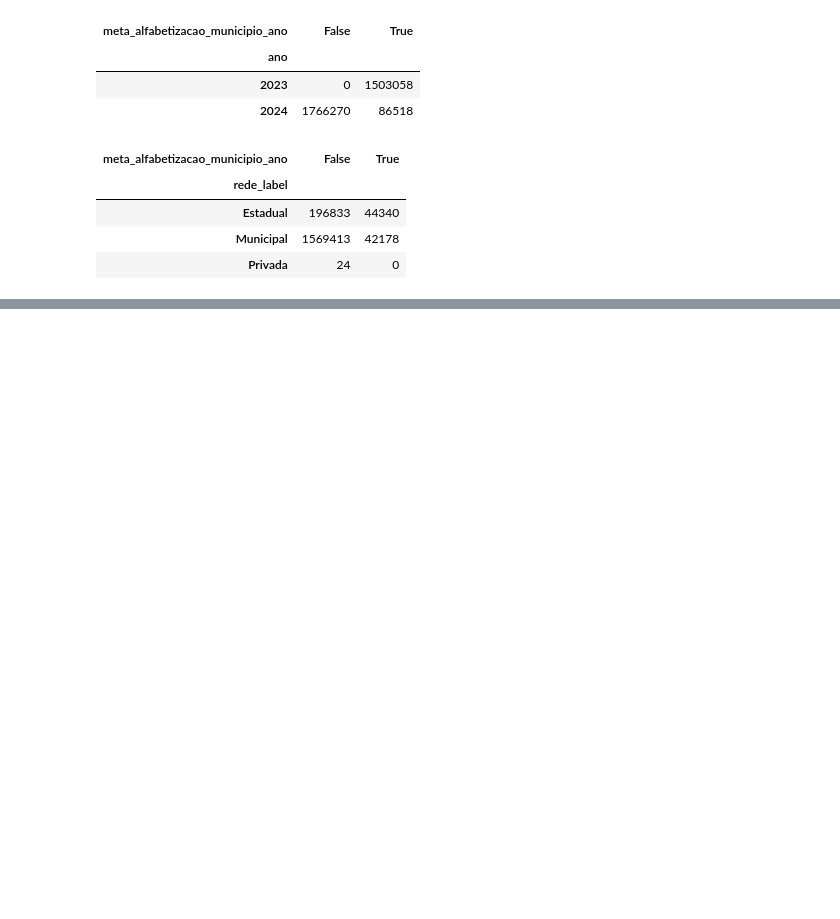
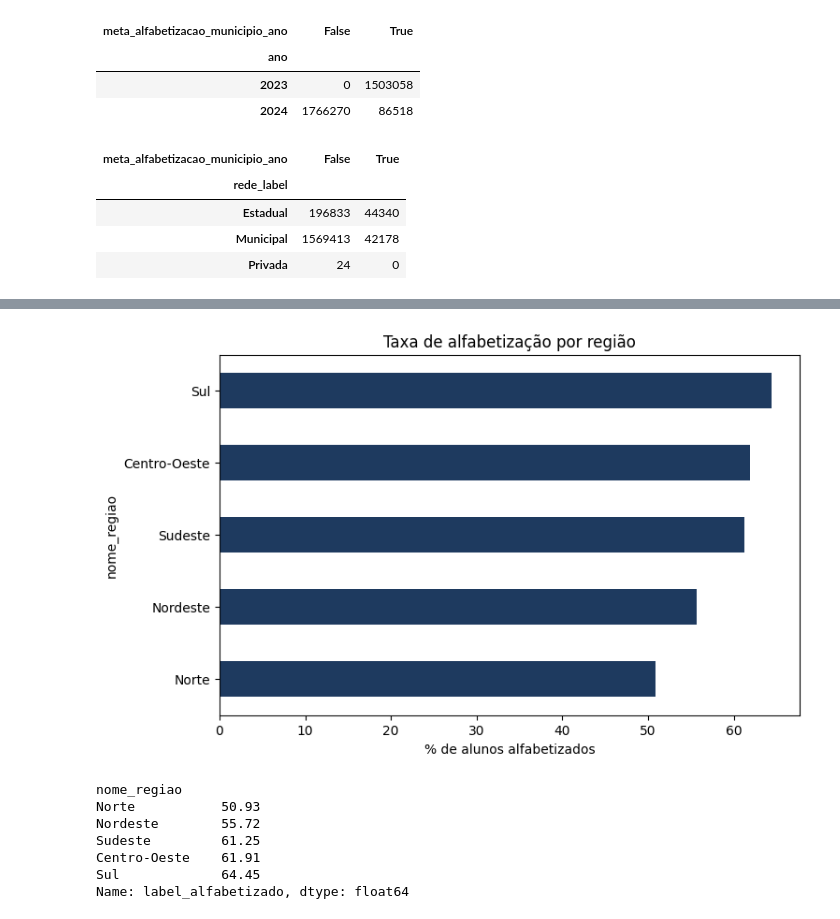
Before and after one commit to lenamiroux/1iast-techchallenge-fase3, a Jupyter notebook: notebooks/01_eda.ipynb, the cells around one changed output, grey strips where cells are left out. Cells and saved outputs as stored; diff of their text form; code cells hidden in the pictures; blank space fills up the shorter version.

```diff
--- a/notebooks/01_eda.ipynb
+++ b/notebooks/01_eda.ipynb
@@ -271,0 +301,19 @@ relevante) — em vez de simplesmente preencher e esconder o padrão.
+# %%
+taxa_por_regiao = df_model.groupby("nome_regiao")["label_alfabetizado"].mean().sort_values() * 100
+
+plt.figure(figsize=(8, 5))
+taxa_por_regiao.plot(kind="barh", color="#1E3A5F")
+plt.xlabel("% de alunos alfabetizados")
+plt.title("Taxa de alfabetização por região")
+plt.show()
+
+taxa_por_regiao.round(2)
+# %% [output]
+[figure, added]
+nome_regiao
+Norte           50.93
+Nordeste        55.72
+Sudeste         61.25
+Centro-Oeste    61.91
+Sul             64.45
+Name: label_alfabetizado, dtype: float64
```
Also changed, not shown: parts of 11 cells of this notebook.
